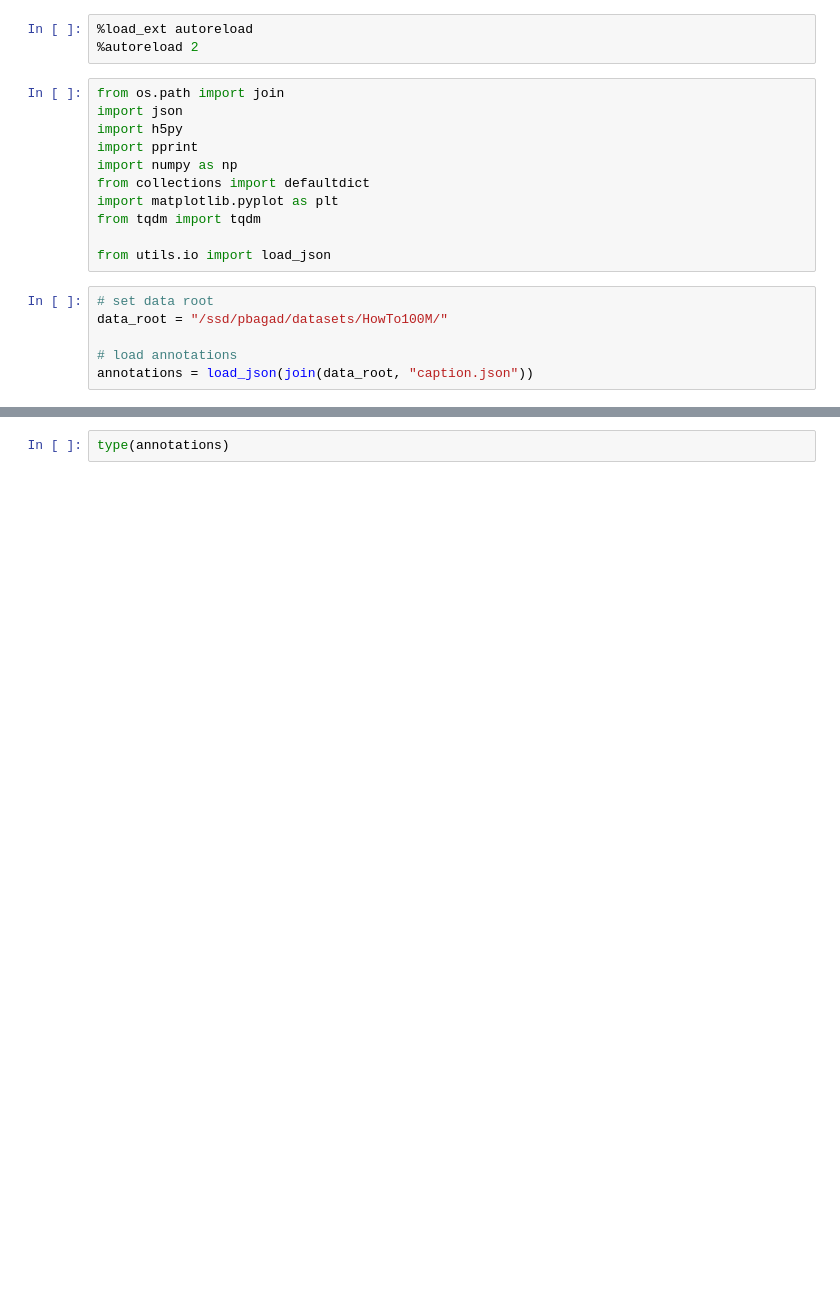
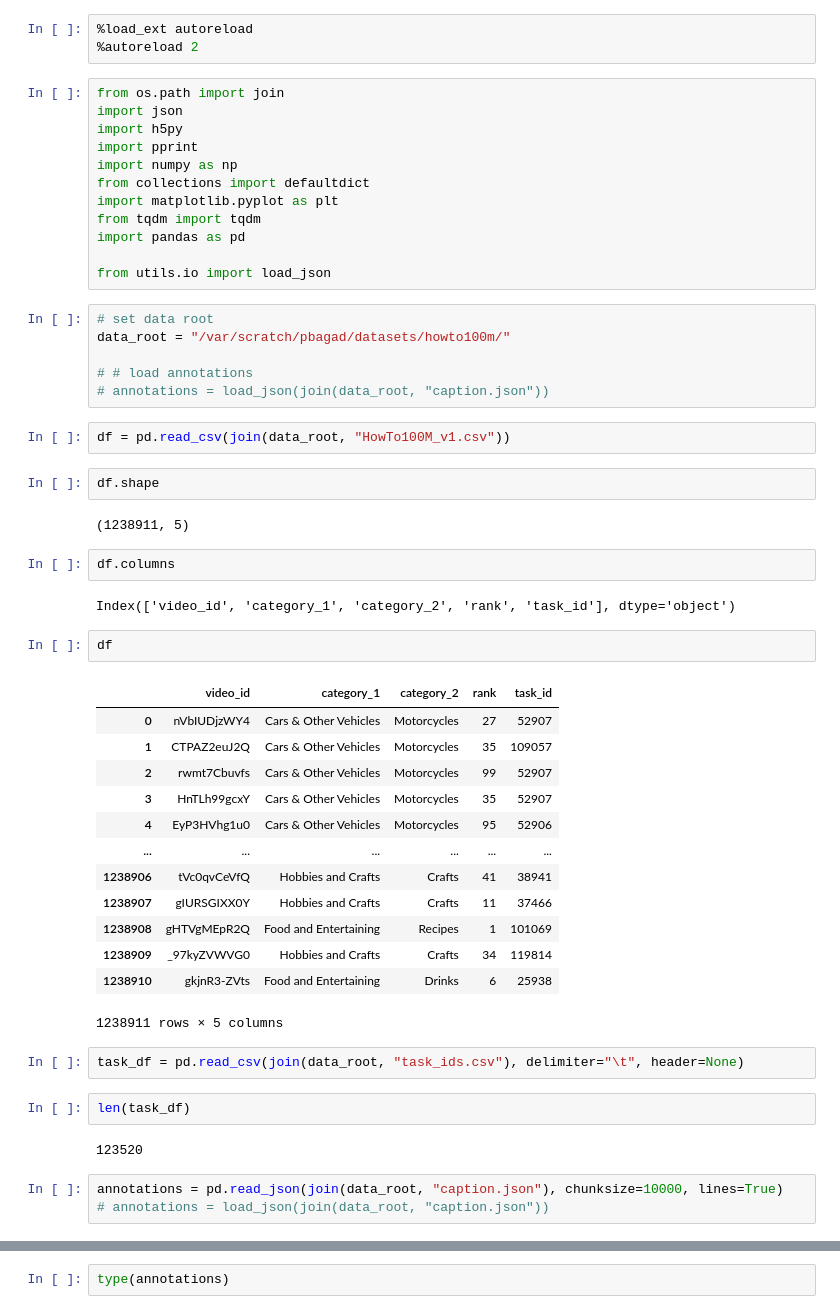
Before and after one commit to bpiyush/video-datasets, a Jupyter notebook: HowTo100M/check_annotations.ipynb, the cells around one changed output, grey strips where cells are left out. Saved outputs shown, nothing was run; the diff lists cells and outputs as text; blank space fills up the shorter version.

Commit message:
WIP: Reading HowTo100M captions

```diff
--- a/HowTo100M/check_annotations.ipynb
+++ b/HowTo100M/check_annotations.ipynb
@@ -10,11 +10,47 @@ import numpy as np
 from collections import defaultdict
 import matplotlib.pyplot as plt
 from tqdm import tqdm
+import pandas as pd
 
 from utils.io import load_json
 # %%
 # set data root
-data_root = "/ssd/pbagad/datasets/HowTo100M/"
+data_root = "/var/scratch/pbagad/datasets/howto100m/"
 
-# load annotations
-annotations = load_json(join(data_root, "caption.json"))
+# # load annotations
+# annotations = load_json(join(data_root, "caption.json"))
+# %%
+df = pd.read_csv(join(data_root, "HowTo100M_v1.csv"))
+# %%
+df.shape
+# %% [output]
+(1238911, 5)
+# %%
+df.columns
+# %% [output]
+Index(['video_id', 'category_1', 'category_2', 'rank', 'task_id'], dtype='object')
+# %%
+df
+# %% [output]
+|  | video_id | category_1 | category_2 | rank | task_id |
+| 0 | nVbIUDjzWY4 | Cars & Other Vehicles | Motorcycles | 27 | 52907 |
+| 1 | CTPAZ2euJ2Q | Cars & Other Vehicles | Motorcycles | 35 | 109057 |
+| 2 | rwmt7Cbuvfs | Cars & Other Vehicles | Motorcycles | 99 | 52907 |
+| 3 | HnTLh99gcxY | Cars & Other Vehicles | Motorcycles | 35 | 52907 |
+| 4 | EyP3HVhg1u0 | Cars & Other Vehicles | Motorcycles | 95 | 52906 |
+| ... | ... | ... | ... | ... | ... |
+| 1238906 | tVc0qvCeVfQ | Hobbies and Crafts | Crafts | 41 | 38941 |
+| 1238907 | gIURSGIXX0Y | Hobbies and Crafts | Crafts | 11 | 37466 |
+| 1238908 | gHTVgMEpR2Q | Food and Entertaining | Recipes | 1 | 101069 |
+| 1238909 | _97kyZVWVG0 | Hobbies and Crafts | Crafts | 34 | 119814 |
+| 1238910 | gkjnR3-ZVts | Food and Entertaining | Drinks | 6 | 25938 |
+1238911 rows × 5 columns
+# %%
+task_df = pd.read_csv(join(data_root, "task_ids.csv"), delimiter="\t", header=None)
+# %%
+len(task_df)
+# %% [output]
+123520
+# %%
+annotations = pd.read_json(join(data_root, "caption.json"), chunksize=10000, lines=True)
+# annotations = load_json(join(data_root, "caption.json"))
```
Also changed, not shown: parts of 4 cells of this notebook, 1 other file.
